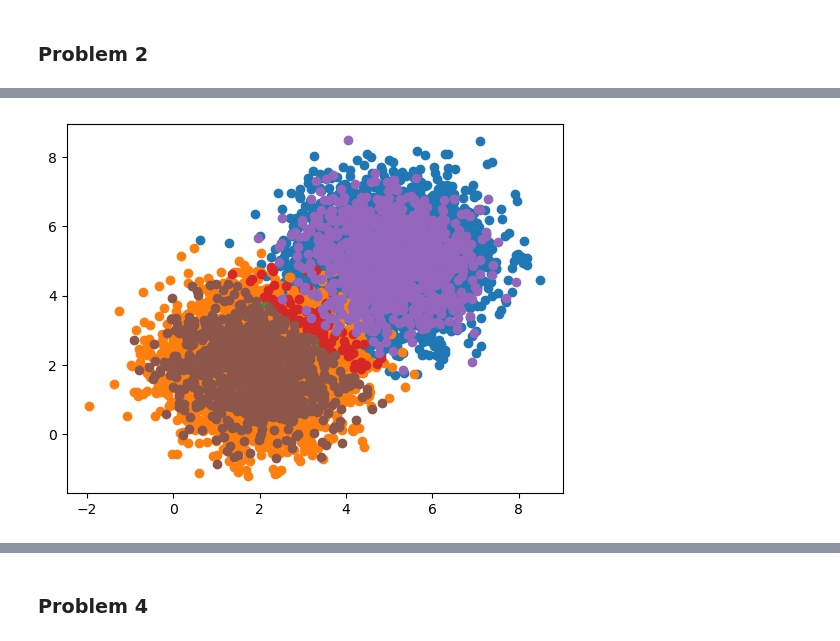
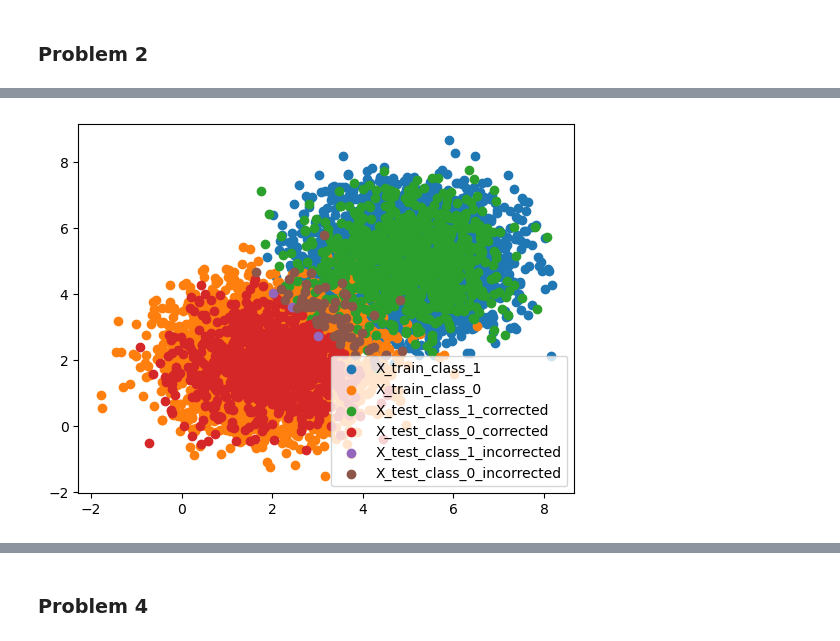
Before and after one commit to vohuynhquangnguyen/portfolio.codes-and-bytes, a Jupyter notebook: okstate/CS-5078-Machine-Learning/assignments/CS-5078-assignment-01.ipynb, the cells around one changed output, grey strips where cells are left out. Drawn from its saved outputs; the diff is of its cells as text; code cells hidden in the pictures.

```diff
--- a/okstate/CS-5078-Machine-Learning/assignments/CS-5078-assignment-01.ipynb
+++ b/okstate/CS-5078-Machine-Learning/assignments/CS-5078-assignment-01.ipynb
@@ -113,60 +134,60 @@ plt.scatter(x = X_test[ : , 0], y = X_test[ : , 1])
 # %%
 ##
-# Construct the maximum-likelihood linear least squares function (Y = beta * X):
+# Construct a linear least square function:
 #
-X_train_T = np.transpose(X_train)
-beta = np.dot(np.dot(np.linalg.inv(np.dot(X_train_T, X_train)), X_train_T), Y_train)
+beta = LLS(X_train, Y_train)
 
 ##
-# Classify the elements of test set by including the threshold to the regression function:
+# Classify elements in the test set:
 #
-Yhat_test = np.dot(X_test, beta)
-Yhat_test = np.where(Yhat_test > 0.5, 0, 1)
+Yhat_test = LLS_classify(X_test, beta, 0.5)
 
 ##
-# Plot:
+# Get elements from training set:
 #
-X_train_class_1 = X_train[Y_train == 1, :]
-X_train_class_0 = X_train[Y_train == 0, :]
+X_train_class_1 = get_elements_from_training_set(X_train, Y_train, 1)
+X_train_class_0 = get_elements_from_training_set(X_train, Y_train, 0)
 
-class_1_corrected = []
-for i in range(0, Y_test.shape[0]):
-    if Y_test[i] == 1:
-        if Y_test[i] == Yhat_test[i]:
-            class_1_corrected.append(i)
-X_test_class_1_corrected = X_test[(class_1_corrected), :]
+##
+# Get elements from test set:
+#
+X_test_class_1_corrected = get_corrected_elements_from_test_set(X_test, Y_test, Yhat_test, 1)
+X_test_class_0_corrected = get_corrected_elements_from_test_set(X_test, Y_test, Yhat_test, 0)
+X_test_class_1_incorrected = get_incorrected_elements_from_test_set(X_test, Y_test, Yhat_test, 1)
+X_test_class_0_incorrected = get_incorrected_elements_from_test_set(X_test, Y_test, Yhat_test, 0)
 
-class_0_corrected = []
-for i in range(0, Y_test.shape[0]):
-    if Y_test[i] == 0:
-        if Y_test[i] == Yhat_test[i]:
-            class_0_corrected.append(i)
-X_test_class_0_corrected = X_test[(class_0_corrected), :]
+##
+# Compute the accuracy:
+#
+accuracy = compute_classifier_accuracy(X_test, Y_test, Yhat_test)
+print(accuracy)
 
-class_1_incorrected = []
-for i in range(0, Y_test.shape[0]):
-    if Y_test[i] == 1:
-        if Y_test[i] != Yhat_test[i]:
-            class_1_incorrected.append(i)
-X_test_class_1_incorrected = X_test[(class_1_incorrected), :]
-
-class_0_incorrected = []
-for i in range(0, Y_test.shape[0]):
-    if Y_test[i] == 0:
-        if Y_test[i] != Yhat_test[i]:
-            class_0_incorrected.append(i)
-X_test_class_0_incorrected = X_test[(class_0_incorrected), :]
-
-plt.scatter(x = X_train_class_1[ : , 0], y = X_train_class_1[ : , 1])
-plt.scatter(x = X_train_class_0[ : , 0], y = X_train_class_0[ : , 1])
-plt.scatter(x = X_test_class_1_corrected[ : , 0], y = X_test_class_1_corrected[ : , 1])
-plt.scatter(x = X_test_class_0_corrected[ : , 0], y = X_test_class_0_corrected[ : , 1])
-plt.scatter(x = X_test_class_1_incorrected[ : , 0], y = X_test_class_1_incorrected[ : , 1])
-plt.scatter(x = X_test_class_0_incorrected[ : , 0], y = X_test_class_0_incorrected[ : , 1])
-
-accuracy = (X_test_class_1_corrected.shape[0] + X_test_class_0_corrected.shape[0]) / X_test.shape[0]
+##
+# Plot elements of sets:
+#
+fig, axs = plt.subplots()
+axs.scatter(x = X_train_class_1[ : , 0], y = X_train_class_1[ : , 1], label = 'X_train_class_1')
+axs.scatter(x = X_train_class_0[ : , 0], y = X_train_class_0[ : , 1], label = 'X_train_class_0')
+axs.scatter(x = X_test_class_1_corrected[ : , 0], y = X_test_class_1_corrected[ : , 1],
+            label = 'X_test_class_1_corrected')
+axs.scatter(x = X_test_class_0_corrected[ : , 0], y = X_test_class_0_corrected[ : , 1],
+            label = 'X_test_class_0_corrected')
+axs.scatter(x = X_test_class_1_incorrected[ : , 0], y = X_test_class_1_incorrected[ : , 1],
+            label = 'X_test_class_1_incorrected')
+axs.scatter(x = X_test_class_0_incorrected[ : , 0], y = X_test_class_0_incorrected[ : , 1],
+            label = 'X_test_class_0_incorrected')
+axs.legend(loc = 'lower right')
+plt.show()
 
 ##
 # Sanity check:
 #
+print(beta.shape)
+print(Yhat_test.shape)
+print(X_train_class_1.shape)
+print(X_train_class_0.shape)
+print(X_test_class_1_corrected.shape)
+print(X_test_class_0_corrected.shape)
+print(X_test_class_1_incorrected.shape)
+print(X_test_class_0_incorrected.shape)
 # %% [output]
@@ -173 +195 @@ accuracy = (X_test_class_1_corrected.shape[0] + X_test_class_0_corrected.shape[0
-[figure, old version]
+[figure, new version]
```
Also changed, not shown: parts of 12 cells of this notebook.
